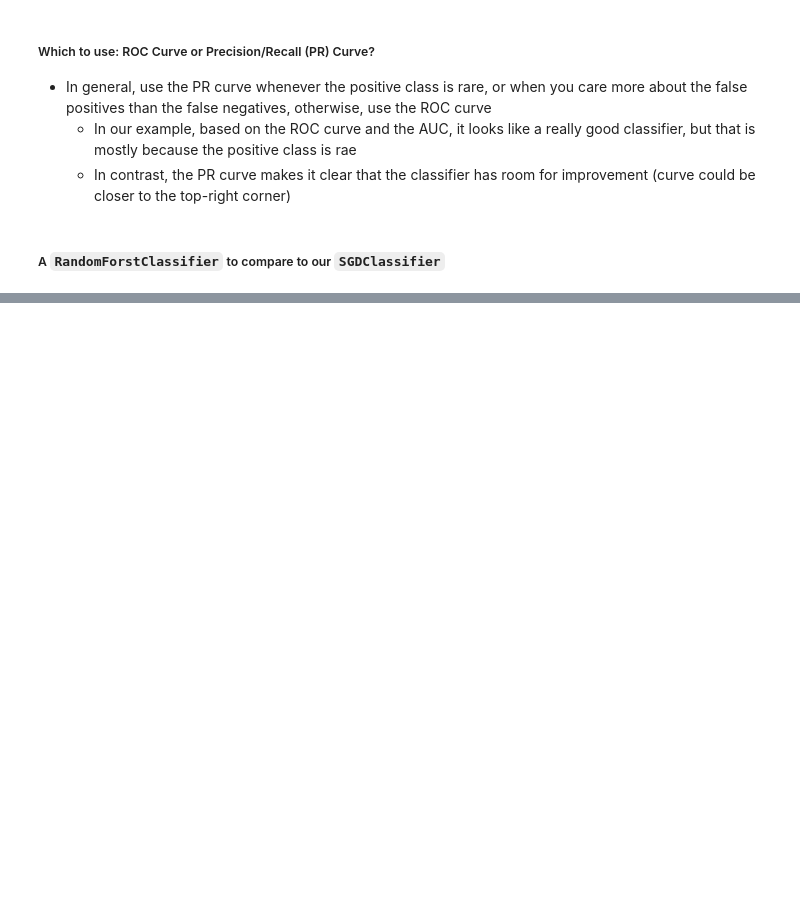
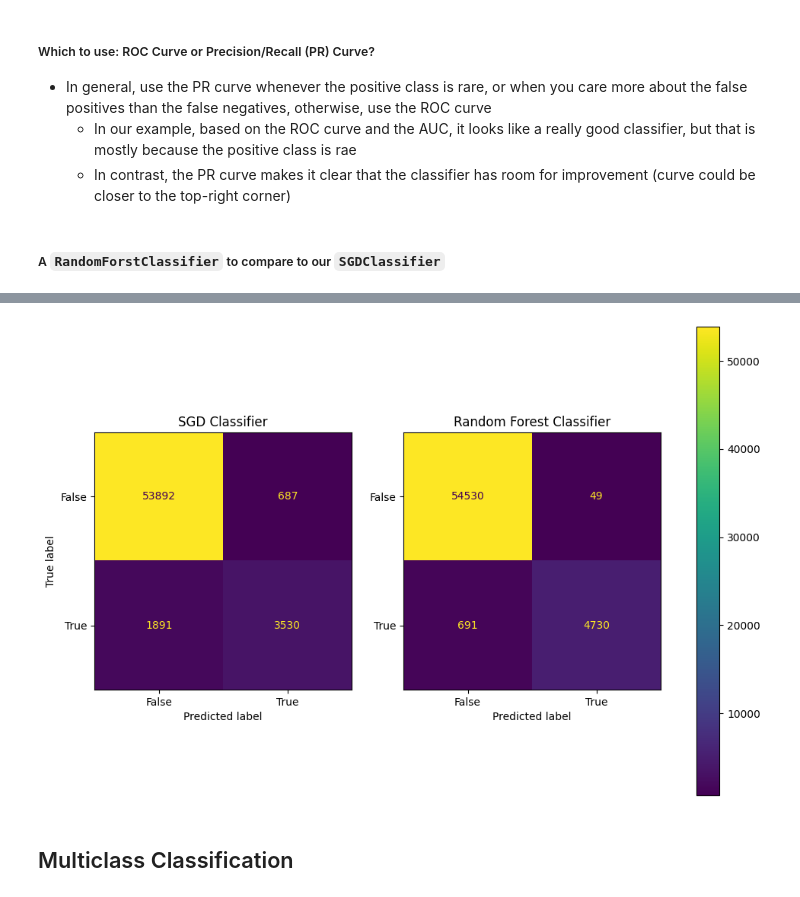
Before and after one commit to PaulToronto/Hands-on-Maching-Learning-Book, a Jupyter notebook: 3_Classification.ipynb, the cells around one changed output, grey strips where cells are left out. Drawn from its saved outputs; the diff is of its cells as text; code cells hidden in the pictures; blank space fills up the shorter version.

```diff
--- a/3_Classification.ipynb
+++ b/3_Classification.ipynb
@@ -845,0 +973,4 @@ roc_auc_score(y_train_5, y_scores)
+# %%
+cm_forest = confusion_matrix(y_train_5, y_train_pred_forest)
+cm_forest_display = ConfusionMatrixDisplay(cm_forest,
+                                            display_labels=[False, True])
@@ -845,0 +981,19 @@ roc_auc_score(y_train_5, y_scores)
+# %%
+fig, ax = plt.subplots(1, 2, figsize=(12, 8))
+cm_display = ConfusionMatrixDisplay(cm,
+                                    display_labels = sgd_clf.classes_)
+
+cm_display.plot(ax=ax[0])
+cm_display.ax_.set_title('SGD Classifier')
+cm_display.im_.colorbar.remove()
+
+cm_forest_display.plot(ax=ax[1])
+cm_forest_display.ax_.set_title('Random Forest Classifier')
+cm_forest_display.im_.colorbar.remove()
+cm_forest_display.ax_.set_ylabel('')
+
+fig.colorbar(cm_display.im_, ax=ax);
+# %% [output]
+[figure, added]
+# %% [markdown]
+## Multiclass Classification
```
Also changed, not shown: parts of 20 cells of this notebook.
